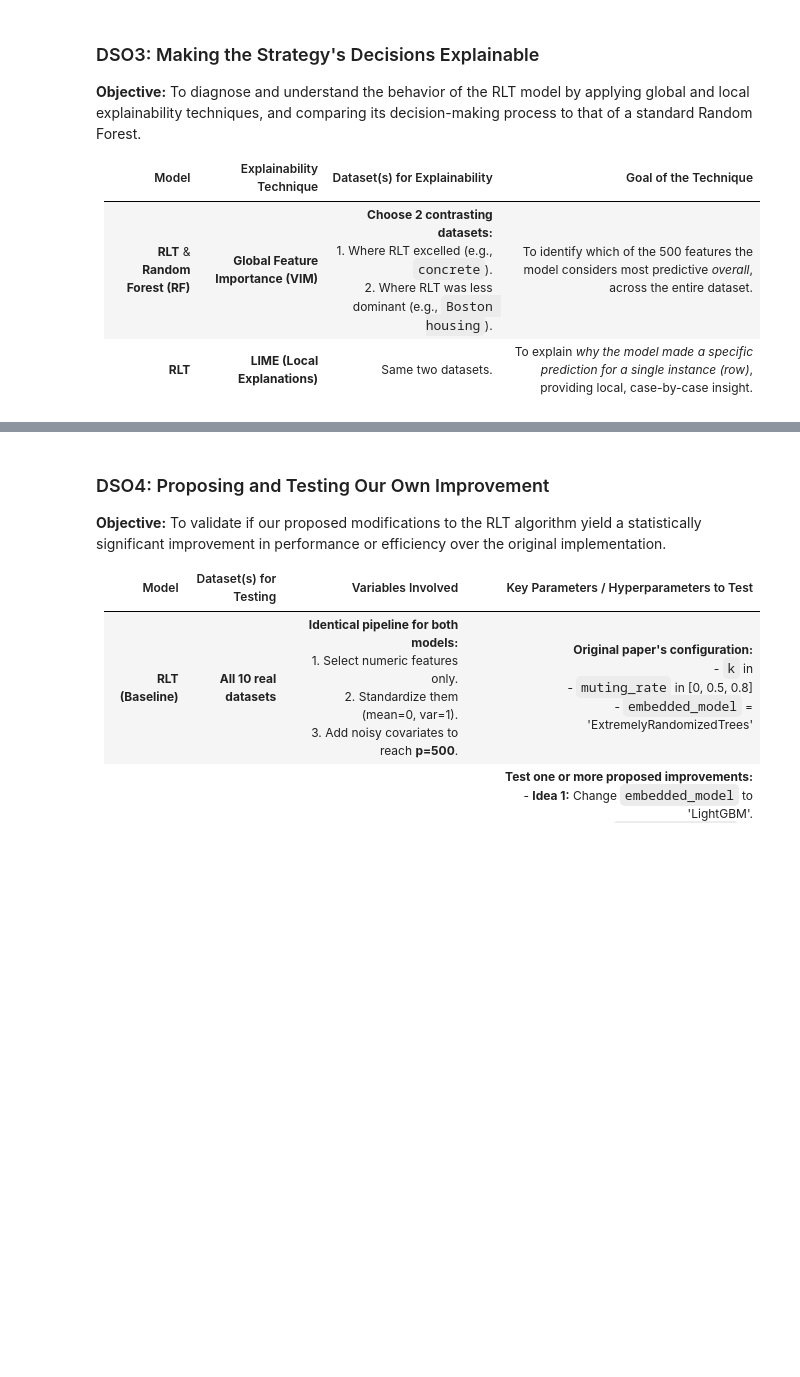
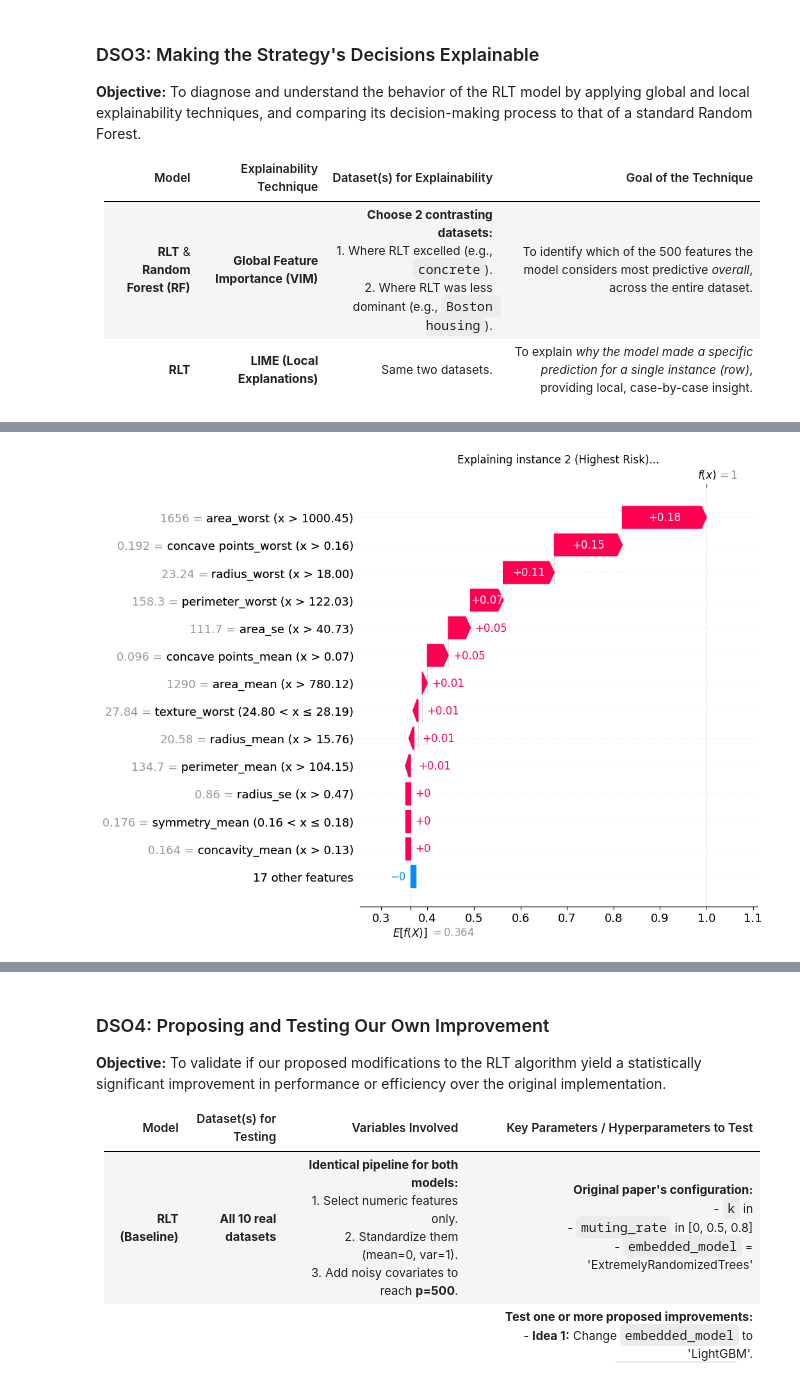
Before and after one commit to mohamedkhayat/Reinforcement-Learning-Trees, a Jupyter notebook: notebooks/notebook.ipynb, the cells around one changed output, grey strips where cells are left out. Cells and saved outputs as stored; diff of their text form; code cells hidden in the pictures; blank space fills up the shorter version.

```diff
--- a/notebooks/notebook.ipynb
+++ b/notebooks/notebook.ipynb
@@ -691,0 +611,26 @@ plt.show()
+# %%
+from utils.helpers import create_interval_labels
+
+unscaled_X_test = wrapper.scaler.inverse_transform(X_test[:100])
+X_subset_unscaled_df = pd.DataFrame(unscaled_X_test, columns=feature_names)
+probs = predict_fn(X_test)
+most_confident_idx = np.argmax(probs)
+
+shap_values_instance = explainer.shap_values(X_test[most_confident_idx])
+
+lime_style_names = create_interval_labels(
+    unscaled_X_test[most_confident_idx], unscaled_X_test, feature_names
+)
+
+explanation = shap.Explanation(
+    values=shap_values_instance,
+    base_values=explainer.expected_value,
+    data=unscaled_X_test[most_confident_idx],
+    feature_names=lime_style_names,
+)
+plt.figure()
+plt.title(f"Explaining instance {most_confident_idx} (Highest Risk)...")
+shap.plots.waterfall(explanation, max_display=14)
+plt.show()
+# %% [output]
+[figure, added]
```
Also changed, not shown: parts of 11 cells of this notebook.
